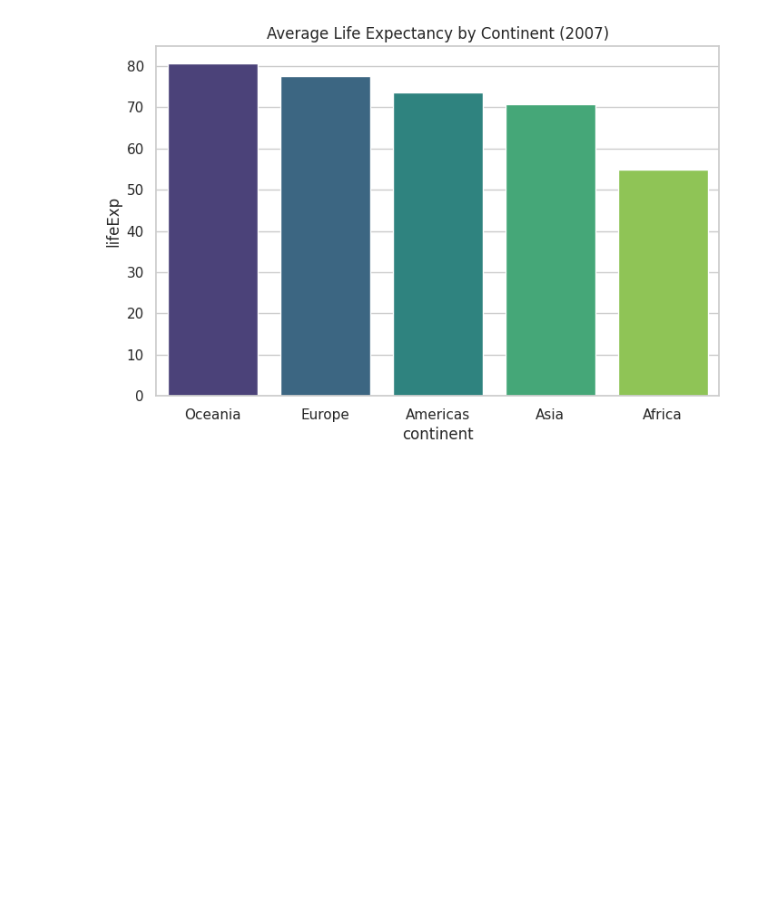
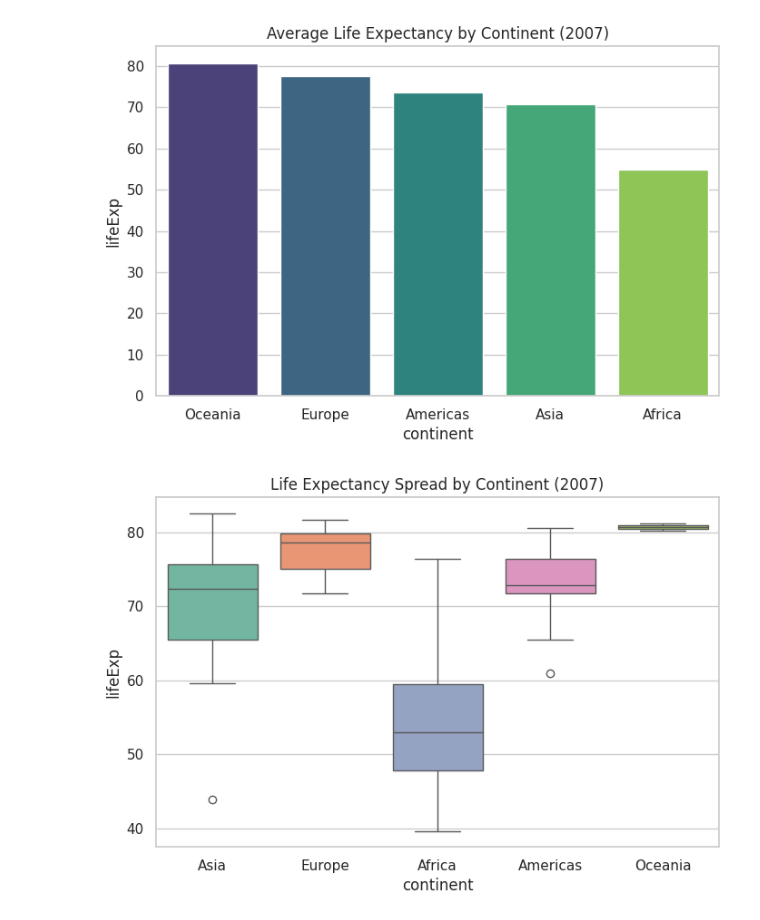
Before and after one commit to Shiwampandeyofficial/CodeAlpha_DataVisualization, a Jupyter notebook: CodeAlpha_DataVisualization.ipynb, the cells around one changed output. Cells and saved outputs as stored; diff of their text form; code cells hidden in the pictures; blank space fills up the shorter version.

```diff
--- a/CodeAlpha_DataVisualization.ipynb
+++ b/CodeAlpha_DataVisualization.ipynb
@@ -58,3 +58,10 @@ plt.title("Average Life Expectancy by Continent (2007)")
 plt.show()
 # %% [output]
 [figure]
+# %%
+plt.figure(figsize=(8,5))
+sns.boxplot(x='continent', y='lifeExp', data=d07, hue='continent', palette='Set2', legend=False)
+plt.title("Life Expectancy Spread by Continent (2007)")
+plt.show()
+# %% [output]
+[figure, added]
```
